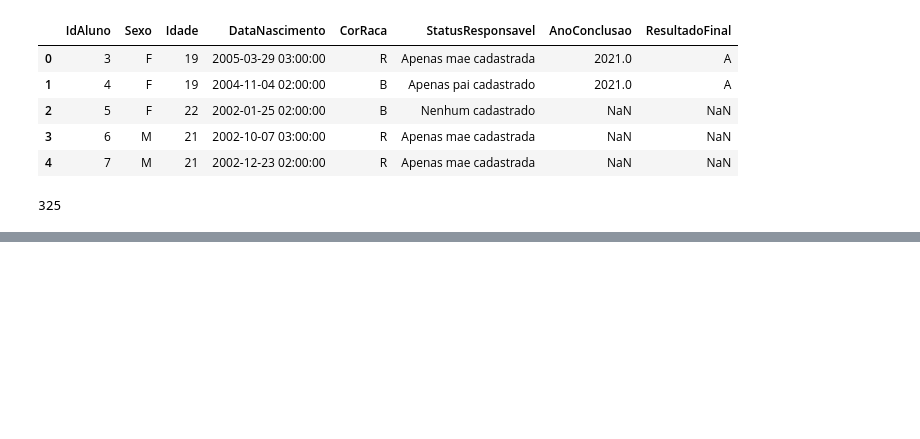
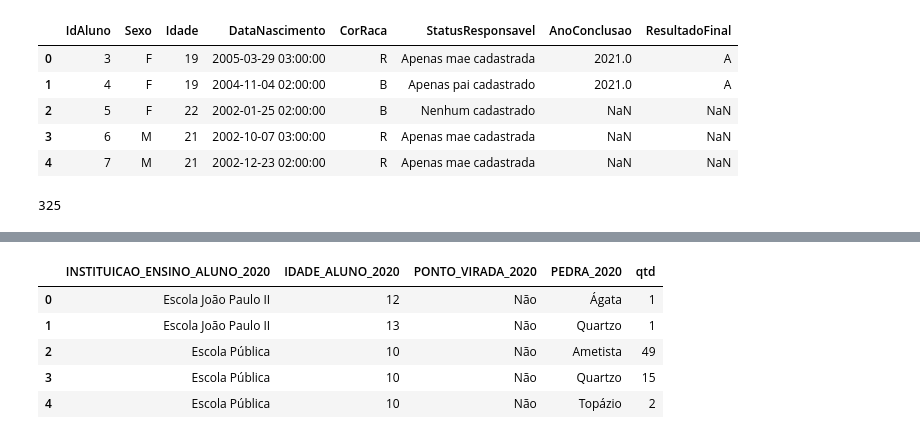
Before and after one commit to tulipia/passos-magicos, a Jupyter notebook: index_v2.ipynb, the cells around one changed output, grey strips where cells are left out. Saved outputs shown, nothing was run; the diff lists cells and outputs as text; code cells hidden in the pictures; blank space fills up the shorter version.

Commit message:
Subindo Ajustes

```diff
--- a/index_v2.ipynb
+++ b/index_v2.ipynb
@@ -11,6 +11,9 @@ warnings.filterwarnings('ignore')
 # Escolhendo a paleta da visao
 import mplcyberpunk
 plt.style.use("cyberpunk")
+
+# Ajuste para ver todas as colunas da base
+pd.options.display.max_columns = 10000
 # %%
 # Analisando tabela de Alunos
 tbAluno = pd.read_csv('database/tbAluno.csv')
@@ -514,0 +531,18 @@ plt.show()
+# %%
+# Criando um campo de contagem
+tb2020['qtd'] = 1
+
+# Criando uma base resumo só com o que precisamos
+tb2020_resumo = tb2020[['INSTITUICAO_ENSINO_ALUNO_2020','qtd','IDADE_ALUNO_2020','PONTO_VIRADA_2020','PEDRA_2020']].groupby(
+    by=['INSTITUICAO_ENSINO_ALUNO_2020','IDADE_ALUNO_2020','PONTO_VIRADA_2020','PEDRA_2020']
+).sum().reset_index()
+
+# Visualizando tabela
+tb2020_resumo.head()
+# %% [output]
+|  | INSTITUICAO_ENSINO_ALUNO_2020 | IDADE_ALUNO_2020 | PONTO_VIRADA_2020 | PEDRA_2020 | qtd |
+| 0 | Escola João Paulo II | 12 | Não | Ágata | 1 |
+| 1 | Escola João Paulo II | 13 | Não | Quartzo | 1 |
+| 2 | Escola Pública | 10 | Não | Ametista | 49 |
+| 3 | Escola Pública | 10 | Não | Quartzo | 15 |
+| 4 | Escola Pública | 10 | Não | Topázio | 2 |
```
Also changed, not shown: parts of 8 cells of this notebook, 6 other files.
